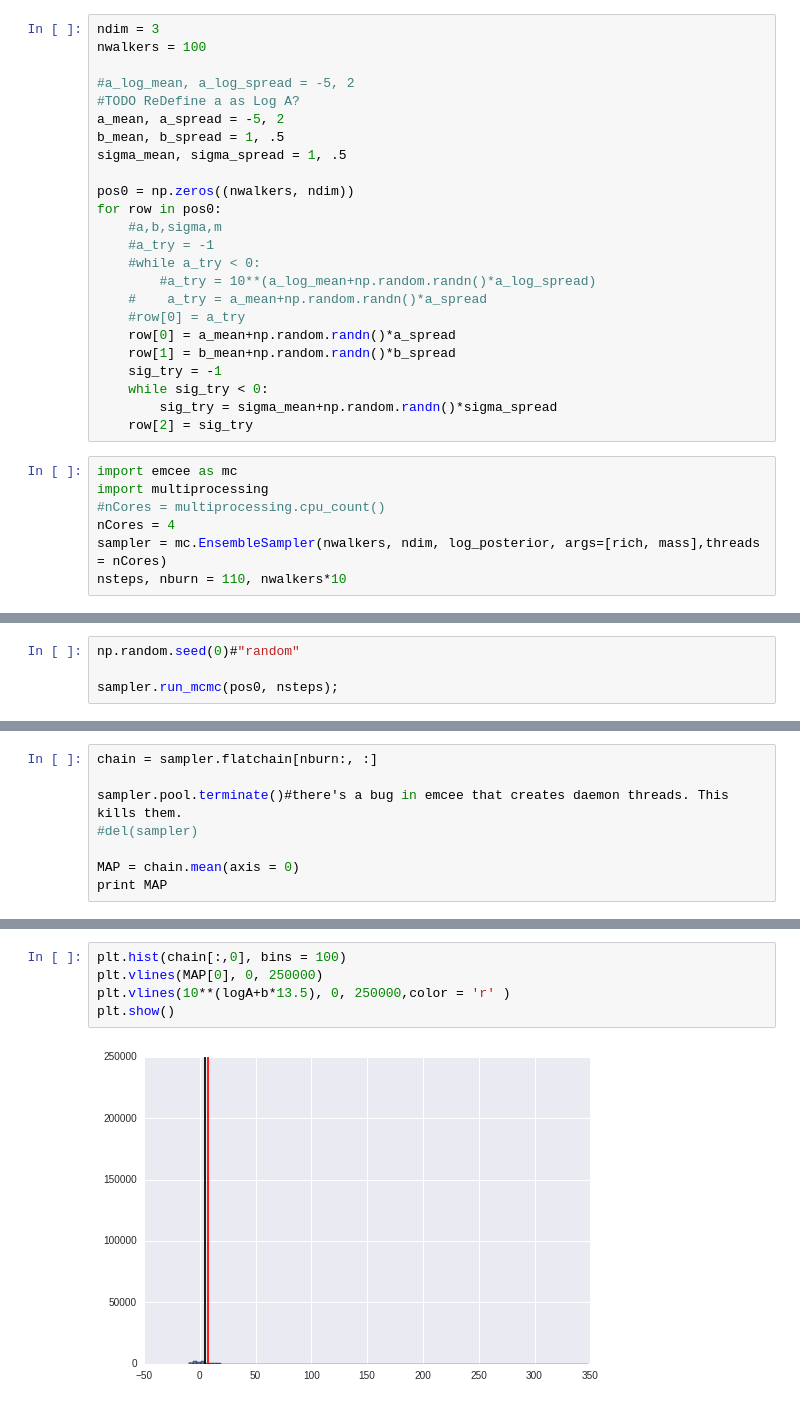
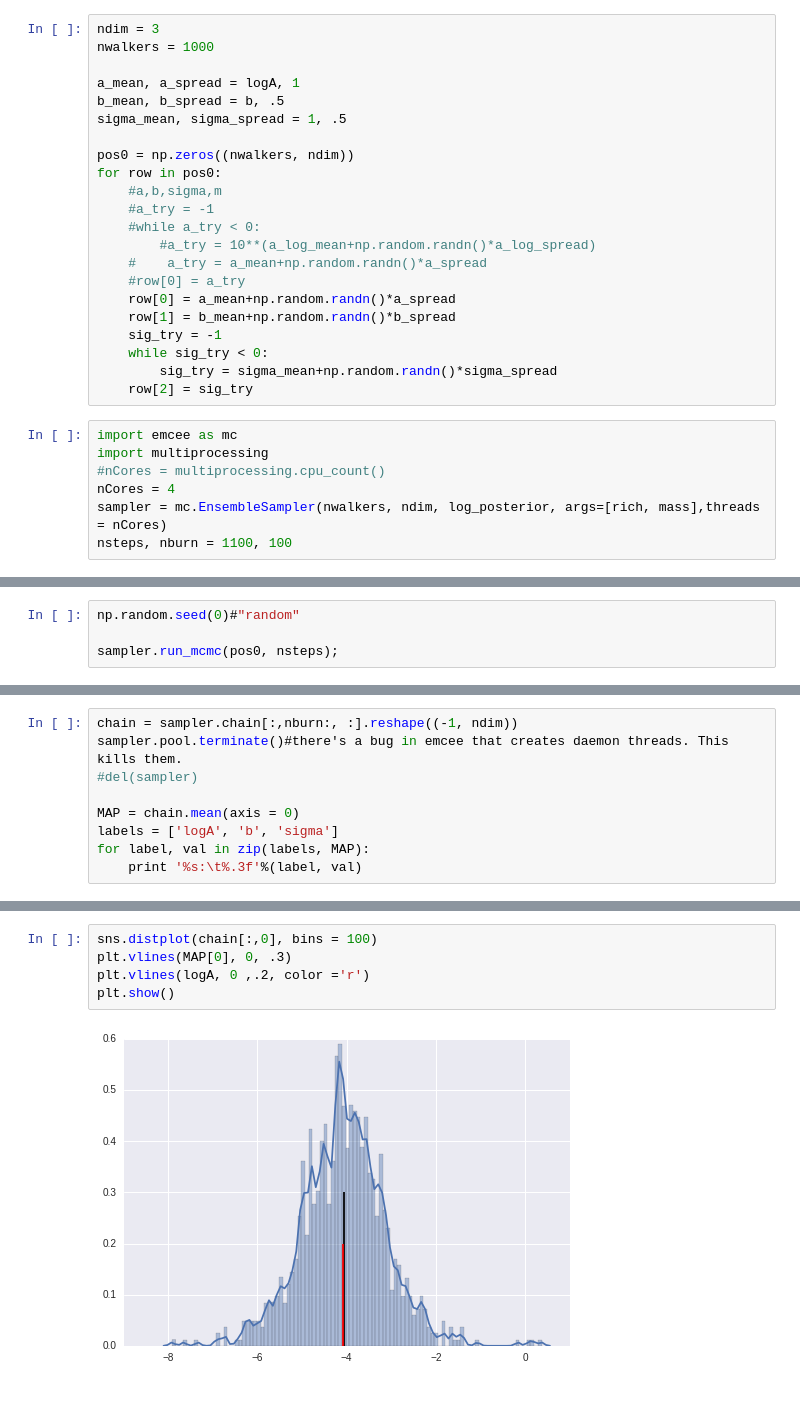
Before and after one commit to Ravirajadrangi/ClusterMassInference, a Jupyter notebook: Inference On Mock.ipynb, the cells around one changed output, grey strips where cells are left out. Drawn from its saved outputs; the diff is of its cells as text.

```diff
--- a/Inference On Mock.ipynb
+++ b/Inference On Mock.ipynb
@@ -125,12 +132,10 @@ def log_posterior(theta,rich, M):
     return p
 # %%
 ndim = 3
-nwalkers = 100
+nwalkers = 1000
 
-#a_log_mean, a_log_spread = -5, 2
-#TODO ReDefine a as Log A?
-a_mean, a_spread = -5, 2
-b_mean, b_spread = 1, .5
+a_mean, a_spread = logA, 1
+b_mean, b_spread = b, .5
 sigma_mean, sigma_spread = 1, .5
 
 pos0 = np.zeros((nwalkers, ndim))
@@ -153,7 +158,7 @@ import multiprocessing
 #nCores = multiprocessing.cpu_count()
 nCores = 4
 sampler = mc.EnsembleSampler(nwalkers, ndim, log_posterior, args=[rich, mass],threads = nCores)
-nsteps, nburn = 110, nwalkers*10
+nsteps, nburn = 1100, 100
 # %%
 print '-*'*25
 print 'Num Dim:\t%d\nNum Walkers:\t%d\nNum Steps:\t%d\nNum Burn:\t%d'%(ndim, nwalkers, nsteps, nburn)
@@ -172,9 +179,10 @@ sampler.run_mcmc(pos0, nsteps);
 # %%
-chain = sampler.flatchain[nburn:, :]
-
+chain = sampler.chain[:,nburn:, :].reshape((-1, ndim))
 sampler.pool.terminate()#there's a bug in emcee that creates daemon threads. This kills them.
 #del(sampler)
 
 MAP = chain.mean(axis = 0)
-print MAP
+labels = ['logA', 'b', 'sigma']
+for label, val in zip(labels, MAP):
+    print '%s:\t%.3f'%(label, val)
 # %% [output]
@@ -259,8 +230,8 @@ for i in xrange(3):
 # %%
-plt.hist(chain[:,0], bins = 100)
-plt.vlines(MAP[0], 0, 250000)
-plt.vlines(10**(logA+b*13.5), 0, 250000,color = 'r' )
+sns.distplot(chain[:,0], bins = 100)
+plt.vlines(MAP[0], 0, .3)
+plt.vlines(logA, 0 ,.2, color ='r')
 plt.show()
 # %% [output]
-[figure, old version]
+[figure, new version]
 # %%
```
Also changed, not shown: parts of 23 cells of this notebook.
